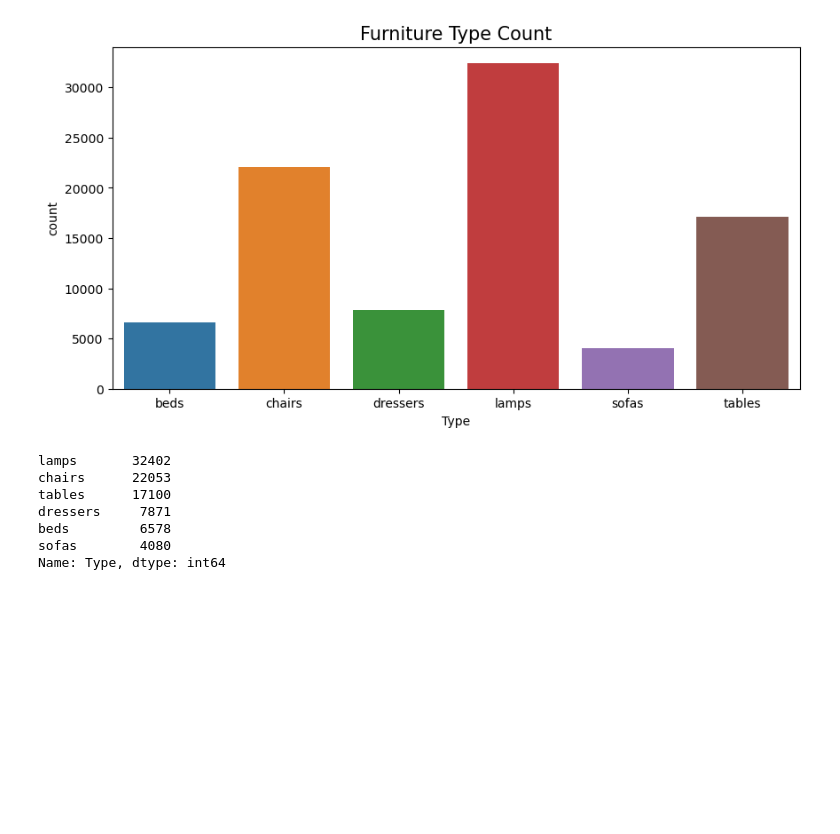
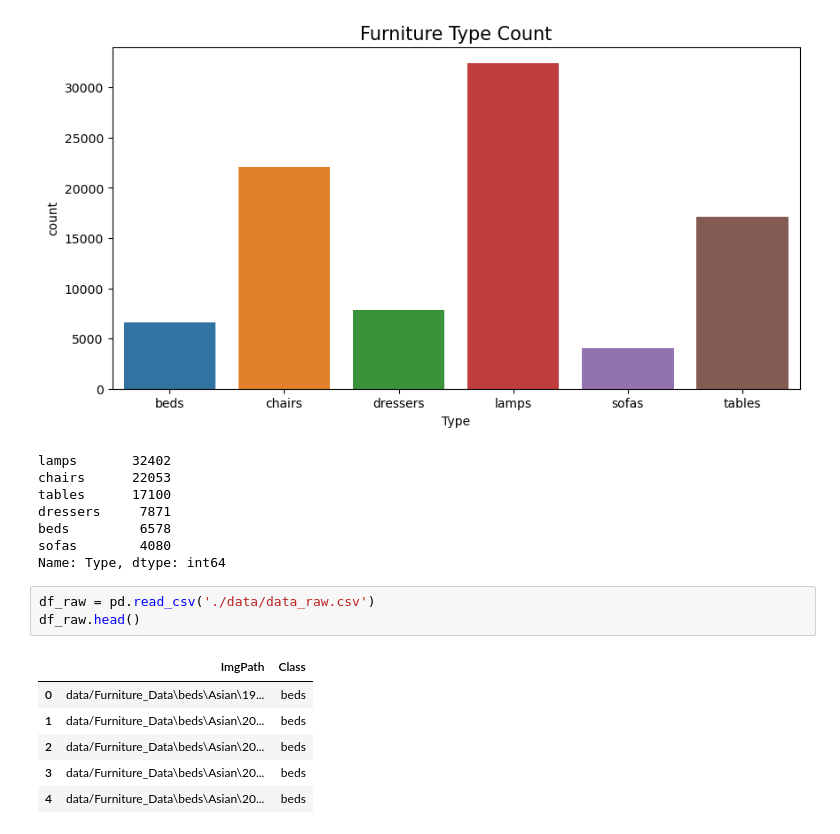
Before and after one commit to kaito274/COSC2753---Assignment2, a Jupyter notebook: Task 1 EDA.ipynb, the cells around one changed output. Drawn from its saved outputs; the diff is of its cells as text; blank space fills up the shorter version.

```diff
--- a/Task 1 EDA.ipynb
+++ b/Task 1 EDA.ipynb
@@ -167,3 +168,13 @@ dressers     7871
 beds         6578
 sofas        4080
 Name: Type, dtype: int64
+# %%
+df_raw = pd.read_csv('./data/data_raw.csv')
+df_raw.head()
+# %% [output]
+|  | ImgPath | Class |
+| 0 | data/Furniture_Data\beds\Asian\19... | beds |
+| 1 | data/Furniture_Data\beds\Asian\20... | beds |
+| 2 | data/Furniture_Data\beds\Asian\20... | beds |
+| 3 | data/Furniture_Data\beds\Asian\20... | beds |
+| 4 | data/Furniture_Data\beds\Asian\20... | beds |
```
Also changed, not shown: parts of 16 cells of this notebook, 3 other files.
